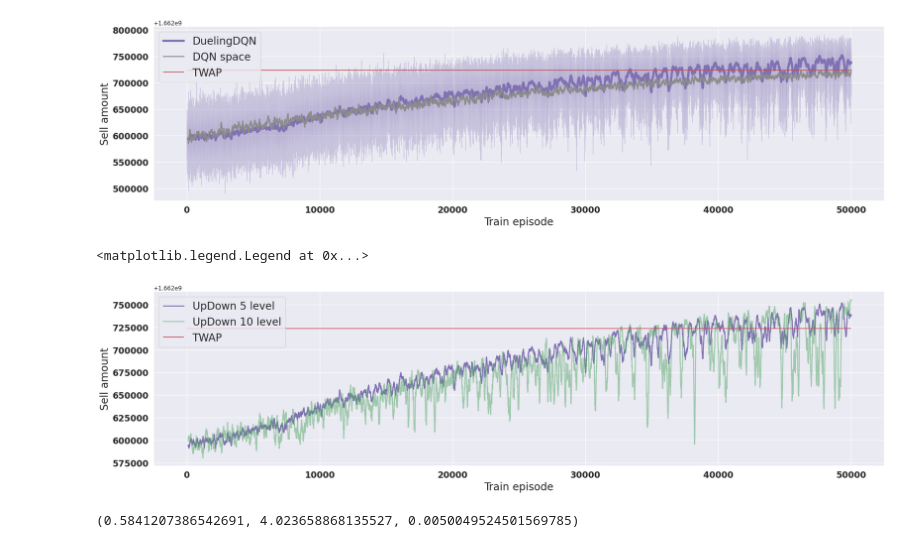
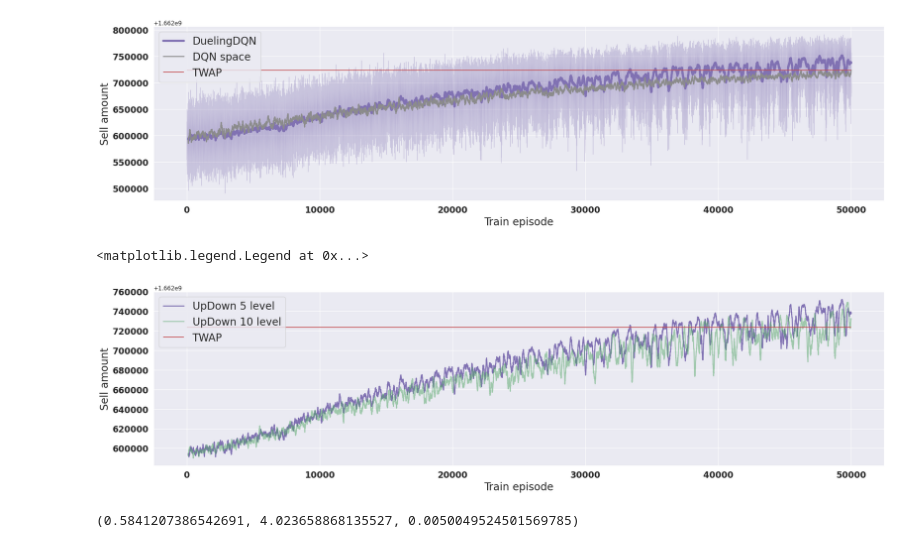
Before and after one commit to Yang-Hyun-Jun/Implementation-RLexecution, a Jupyter notebook: notebooks/experiment.ipynb, the cells around one changed output. Cells and saved outputs as stored; diff of their text form; code cells hidden in the pictures.

```diff
--- a/notebooks/experiment.ipynb
+++ b/notebooks/experiment.ipynb
@@ -30,7 +30,7 @@ sell_moneys_10 = data2(2)['sell_money'].rolling(100).mean().values.reshape(-1,1)
 # %%
 data2 = lambda seed : pd.read_csv(f'result/seed{seed}/sell_money.csv', index_col=0)
 
-sell_moneys_ma_10 = [data2(seed)['sell_money'].rolling(100).mean().values.reshape(-1,1) for seed in range(1, 4)]
+sell_moneys_ma_10 = [data2(seed)['sell_money'].rolling(100).mean().values.reshape(-1,1) for seed in range(1, 6)]
 sell_moneys_ma_10 = np.concatenate(sell_moneys_ma_10, axis=-1)
 sell_moneys_ma_mean_10 = np.mean(sell_moneys_ma_10, axis=-1)
 sell_moneys_ma_std_10 = np.std(sell_moneys_ma_10, axis=-1)
@@ -64,25 +64,25 @@ plt.legend()
 # %%
 linewidth = 1.5
 beta = 0.5
 
 sns.set(style='darkgrid')
 plt.figure(figsize=(25, 6))
 plt.rc('legend', fontsize=20)
 
 plt.xlabel('Train episode', fontsize=20)
 plt.ylabel('Sell amount',fontsize=20)
 
 plt.xticks(weight='bold', fontsize=16.5)
 plt.yticks(weight='bold', fontsize=16.5)
 
 plt.plot(sell_moneys_ma_mean, color="C4", linewidth=2.0, label='UpDown 5 level')
-plt.plot(sell_moneys_10, color="C2", linewidth=2.0, alpha=0.5, label='UpDown 10 level')
+plt.plot(sell_moneys_ma_mean_10, color="C2", linewidth=2.0, alpha=0.5, label='UpDown 10 level')
 
 plt.hlines(y=1662723694.4188201, color='C3', xmin=0, xmax=50000, label='TWAP')
 plt.legend()
 # %% [output]
 <matplotlib.legend.Legend at 0x...>
-[figure, old version]
+[figure, new version]
 # %%
 bm = [1706471622.6867244,
       1716303588.9404185,
```
Also changed, not shown: 1 other file.
